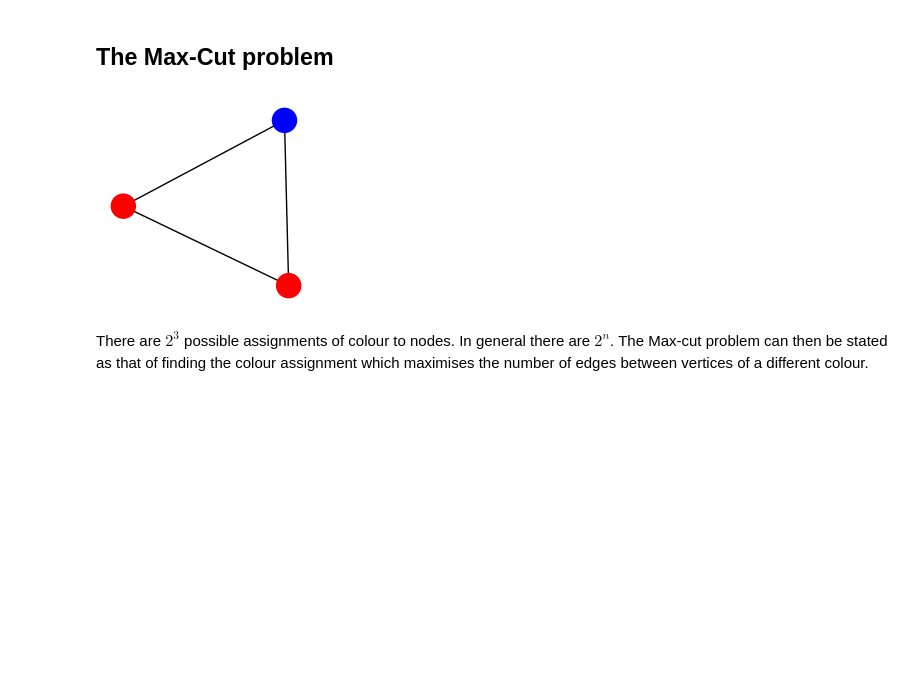
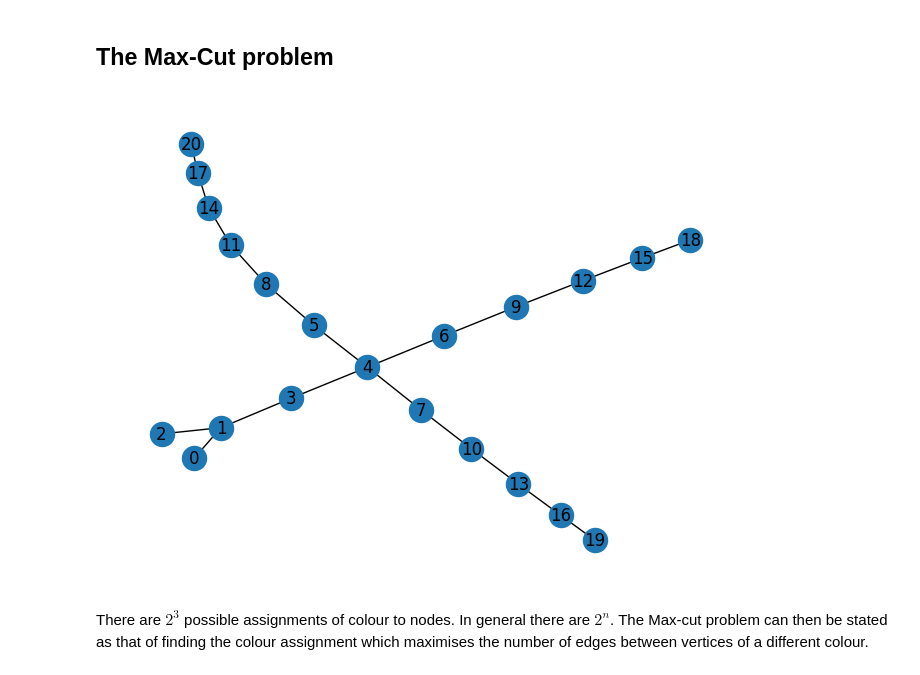
Before and after one commit to iQuHACK/2023_Quantinuum, a Jupyter notebook: qaoa_challenge/maxcut_notebook.ipynb, the cells around one changed output. Drawn from its saved outputs; the diff is of its cells as text; code cells hidden in the pictures; blank space fills up the shorter version.

```diff
--- a/qaoa_challenge/maxcut_notebook.ipynb
+++ b/qaoa_challenge/maxcut_notebook.ipynb
@@ -7,13 +7,15 @@ Callum Macpherson
 # %%
 import networkx as nx
 import matplotlib.pyplot as plt
-G = nx.Graph()
-G.add_edges_from([(0,1), (1,2), (2,0)])
-plt.figure(figsize=(2,2))
-nx.draw(G, node_color=['red', 'blue', 'red'])
-plt.show()
+
+max_cut_graph_edges = [(0,1), (1,2), (1,3), (3,4), (4,5), (4,6), (4,7), (5,8), (6,9), (7,10), (8,11), (9,12), (10,13), (11,14), (12,15), (13,16), (14,17), (15,18), (16,19), (17,20)]
+n_nodes = 21
+
+max_cut_graph = nx.Graph()
+max_cut_graph.add_edges_from(max_cut_graph_edges)
+nx.draw(max_cut_graph, labels={node: node for node in max_cut_graph.nodes()})
 # %% [output]
-[figure, old version]
+[figure, new version]
 # %% [markdown]
 There are \\(2^3\\) possible assignments of colour to nodes. In general there are \\( 2^n \\). The Max-cut problem can then be stated as that of finding the colour assignment which maximises the number of edges between vertices of a different colour.
 # %% [markdown]
```
Also changed, not shown: parts of 3 cells of this notebook, 6 other files.
